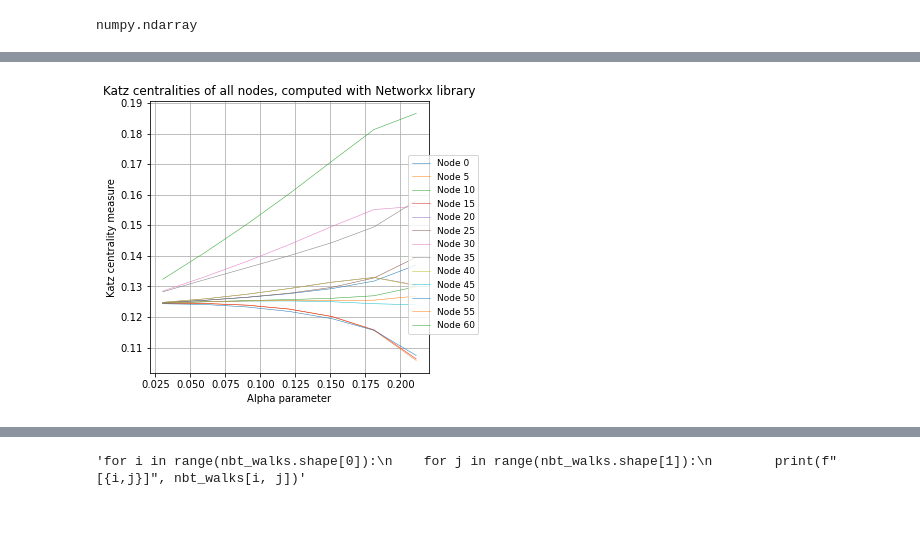
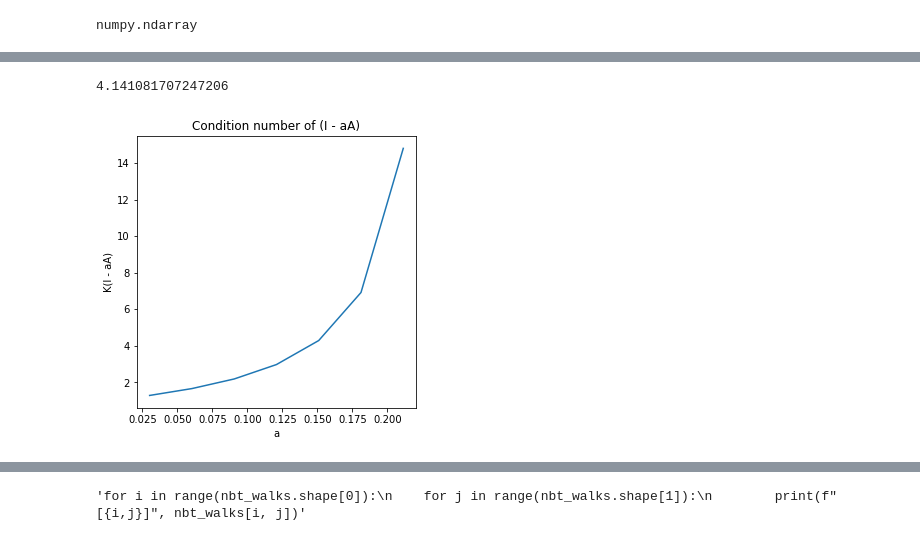
Before and after one commit to antsaukk/graph-centrality-experiments, a Jupyter notebook: centralitiesGD96.ipynb, the cells around one changed output, grey strips where cells are left out. Cells and saved outputs as stored; diff of their text form; code cells hidden in the pictures.

```diff
--- a/centralitiesGD96.ipynb
+++ b/centralitiesGD96.ipynb
@@ -31,14 +31,18 @@ KatzNX, alpha_grid = cu.KatzCentralityNX(CA.AdjacencyMatrix, CA.Graph)
 # %%
-cu.VisualizeNodeCentrality(KatzNX,
-                           alpha_grid,
-                           "Katz centralities of all nodes, computed with Networkx library",
-                           "Alpha parameter",
-                           "Katz centrality measure",
-                           step=5)
+#cu.VisualizeNodeCentrality(KatzNX,
+#                           alpha_grid,
+#                           "Katz centralities of all nodes, computed with Networkx library",
+#                           "Alpha parameter",
+#                           "Katz centrality measure",
+#                           step=5)
-# %% [output]
-[figure, removed]
 # %%
-KatzV2, alpha_gridV2 = cu.KatzCentralityV2(CA.AdjacencyMatrix, CA.Graph)
+KatzV2, alpha_gridV2, cond_numV2 = cu.KatzCentralityV2(CA.AdjacencyMatrix, CA.Graph)
+# %% [output]
+4.141081707247206
+# %%
+cu.ShowConditionNumber(alpha_gridV2, cond_numV2, "condGD96.jpg")
+# %% [output]
+[figure, added]
 # %%
 cu.VisualizeNodeCentrality(KatzV2,
                            alpha_gridV2,
```
Also changed, not shown: parts of 7 cells of this notebook, 1 other file.
